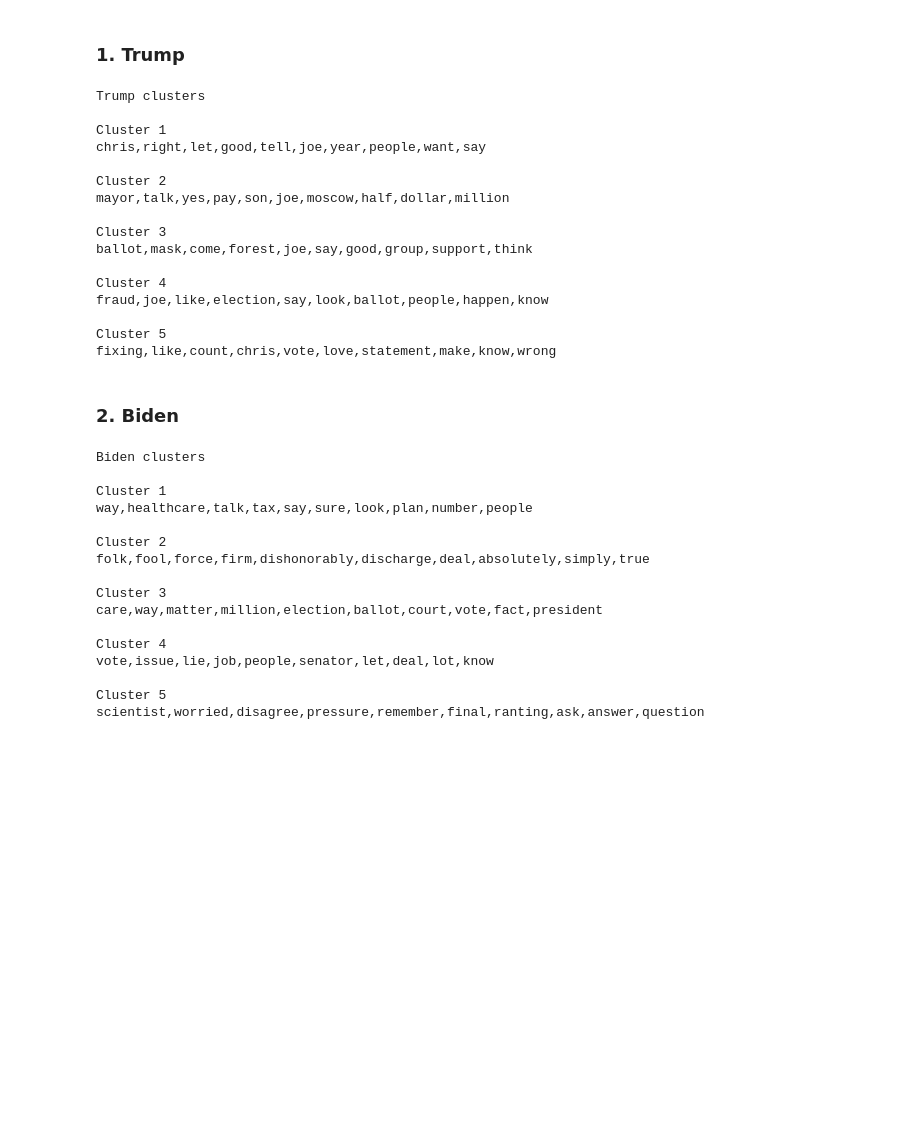
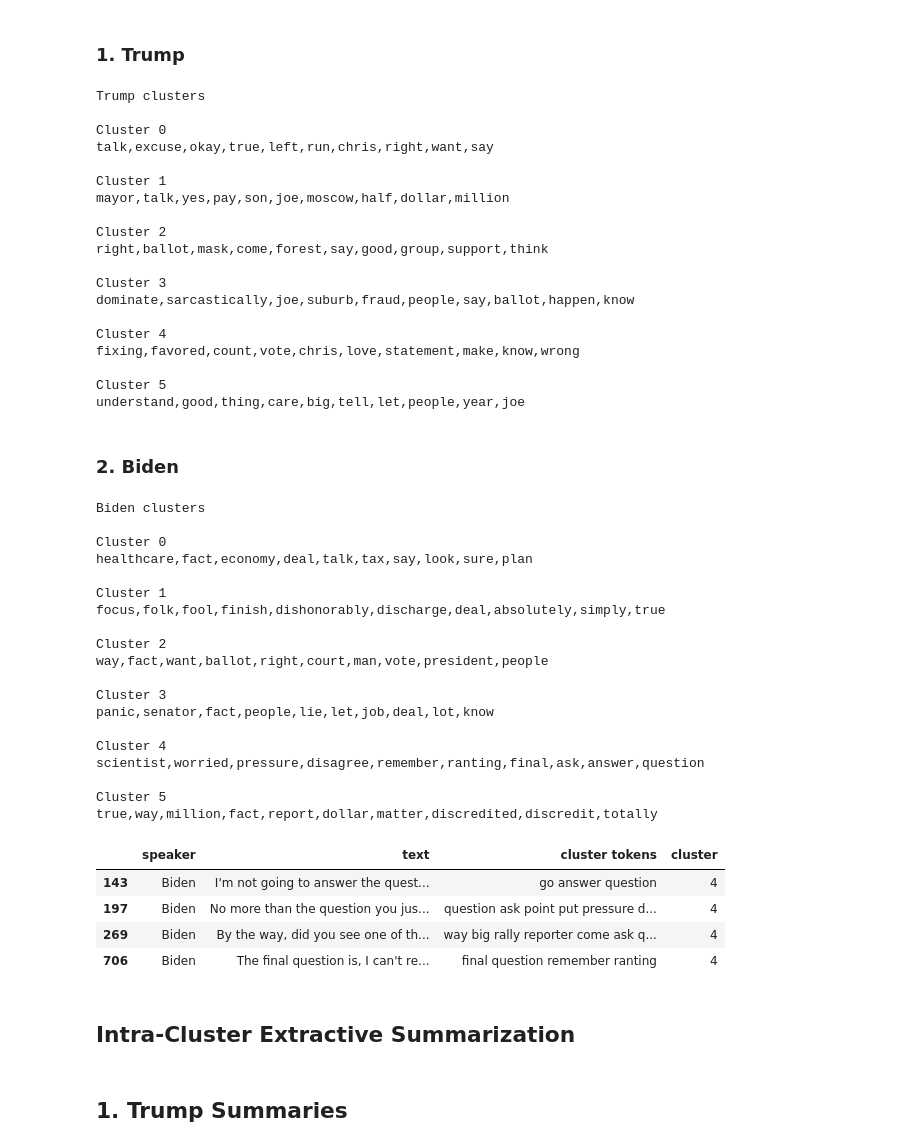
Before and after one commit to trishnak99/presidential-debate-summarizer, a Jupyter notebook: Clustering.ipynb, the cells around one changed output. Saved outputs shown, nothing was run; the diff lists cells and outputs as text; code cells hidden in the pictures; blank space fills up the shorter version.

```diff
--- a/Clustering.ipynb
+++ b/Clustering.ipynb
@@ -65,8 +92,7 @@ trump_vectorizer = TfidfVectorizer(
     stop_words = 'english'
 )
 
-tv = trump_vectorizer.fit_transform(trump_df.cleaned)
-print(tv.toarray())
+tv = trump_vectorizer.fit_transform(trump_df["cluster tokens"])
 
 # # sort features by idf score and get top n features
 # sorted_indices = np.argsort(trump_vectorizer.idf_)[::-1]
@@ -89,7 +107,7 @@ biden_vectorizer = TfidfVectorizer(
     max_features = 5000,
     stop_words = 'english'
 )
-bv = biden_vectorizer.fit_transform(biden_df.cleaned)
+bv = biden_vectorizer.fit_transform(biden_df["cluster tokens"])
 print(bv.toarray())
 
 # sort features by idf score and get top n features
@@ -109,56 +127,89 @@ print(bv.toarray())
 # %% [markdown]
 ## K means Clustering
 # %%
-k = 5
+k = 6
+pd.options.display.max_colwidth = 100
 def get_top_keywords(data, clusters, features, n_terms):
     df = pd.DataFrame(data.todense()).groupby(clusters).mean()
+    keywords = []
 
     for i,r in df.iterrows():
-        print('\nCluster {}'.format(i+1))
-        print(','.join([features[t] for t in np.argsort(r)[-n_terms:]]))
+        keywords.append(','.join([features[t] for t in np.argsort(r)[-n_terms:]]))
+
+    return keywords
 # %% [markdown]
 ### 1. Trump
 # %%
 trump_clusters = KMeans(n_clusters=k, random_state=0).fit_predict(tv)
+
+keywords = get_top_keywords(tv, trump_clusters, trump_vectorizer.get_feature_names(), 10)
+
 print('Trump clusters')
-get_top_keywords(tv, trump_clusters, trump_vectorizer.get_feature_names(), 10)
+trump_list = list(trump_clusters)
+for i in range(k):
+    print('\nCluster {}'.format(i, trump_list.count(i)))
+    print(keywords[i])
 # %% [output]
 Trump clusters
 
+Cluster 0
+talk,excuse,okay,true,left,run,chris,right,want,say
+
 Cluster 1
-chris,right,let,good,tell,joe,year,people,want,say
+mayor,talk,yes,pay,son,joe,moscow,half,dollar,million
 
 Cluster 2
-mayor,talk,yes,pay,son,joe,moscow,half,dollar,million
+right,ballot,mask,come,forest,say,good,group,support,think
 
 Cluster 3
-ballot,mask,come,forest,joe,say,good,group,support,think
+dominate,sarcastically,joe,suburb,fraud,people,say,ballot,happen,know
 
 Cluster 4
-fraud,joe,like,election,say,look,ballot,people,happen,know
+fixing,favored,count,vote,chris,love,statement,make,know,wrong
 
 Cluster 5
-fixing,like,count,chris,vote,love,statement,make,know,wrong
+understand,good,thing,care,big,tell,let,people,year,joe
 # %% [markdown]
 ### 2. Biden
 # %%
 biden_clusters = KMeans(n_clusters=k, random_state=0).fit_predict(bv)
+
+keywords = get_top_keywords(bv, biden_clusters, biden_vectorizer.get_feature_names(), 10)
+
 print('Biden clusters')
-get_top_keywords(bv, biden_clusters, biden_vectorizer.get_feature_names(), 10)
+biden_list = list(biden_clusters)
+for i in range(k):
+    print('\nCluster {}'.format(i, biden_list.count(i)))
+    print(keywords[i])
 # %% [output]
 Biden clusters
 
+Cluster 0
+healthcare,fact,economy,deal,talk,tax,say,look,sure,plan
+
 Cluster 1
-way,healthcare,talk,tax,say,sure,look,plan,number,people
+focus,folk,fool,finish,dishonorably,discharge,deal,absolutely,simply,true
 
 Cluster 2
-folk,fool,force,firm,dishonorably,discharge,deal,absolutely,simply,true
+way,fact,want,ballot,right,court,man,vote,president,people
 
 Cluster 3
-care,way,matter,million,election,ballot,court,vote,fact,president
+panic,senator,fact,people,lie,let,job,deal,lot,know
 
 Cluster 4
-vote,issue,lie,job,people,senator,let,deal,lot,know
+scientist,worried,pressure,disagree,remember,ranting,final,ask,answer,question
 
 Cluster 5
-scientist,worried,disagree,pressure,remember,final,ranting,ask,answer,question
+true,way,million,fact,report,dollar,matter,discredited,discredit,totally
+# %%
+trump_df['cluster'] = trump_clusters.tolist()
+biden_df['cluster'] = biden_clusters.tolist()
+biden_df[biden_df['cluster'] == 4]
+# %% [output]
+|  | speaker | text | cluster tokens | cluster |
+| 143 | Biden | I'm not going to answer the quest... | go answer question | 4 |
+| 197 | Biden | No more than the question you jus... | question ask point put pressure d... | 4 |
+| 269 | Biden | By the way, did you see one of th... | way big rally reporter come ask q... | 4 |
+| 706 | Biden | The final question is, I can't re... | final question remember ranting | 4 |
+# %% [markdown]
+## Intra-Cluster Extractive Summarization
@@ -164,0 +225,2 @@ scientist,worried,disagree,pressure,remember,final,ranting,ask,answer,question
+# %% [markdown]
+## 1. Trump Summaries
```
Also changed, not shown: parts of 19 cells of this notebook, 1 other file.
